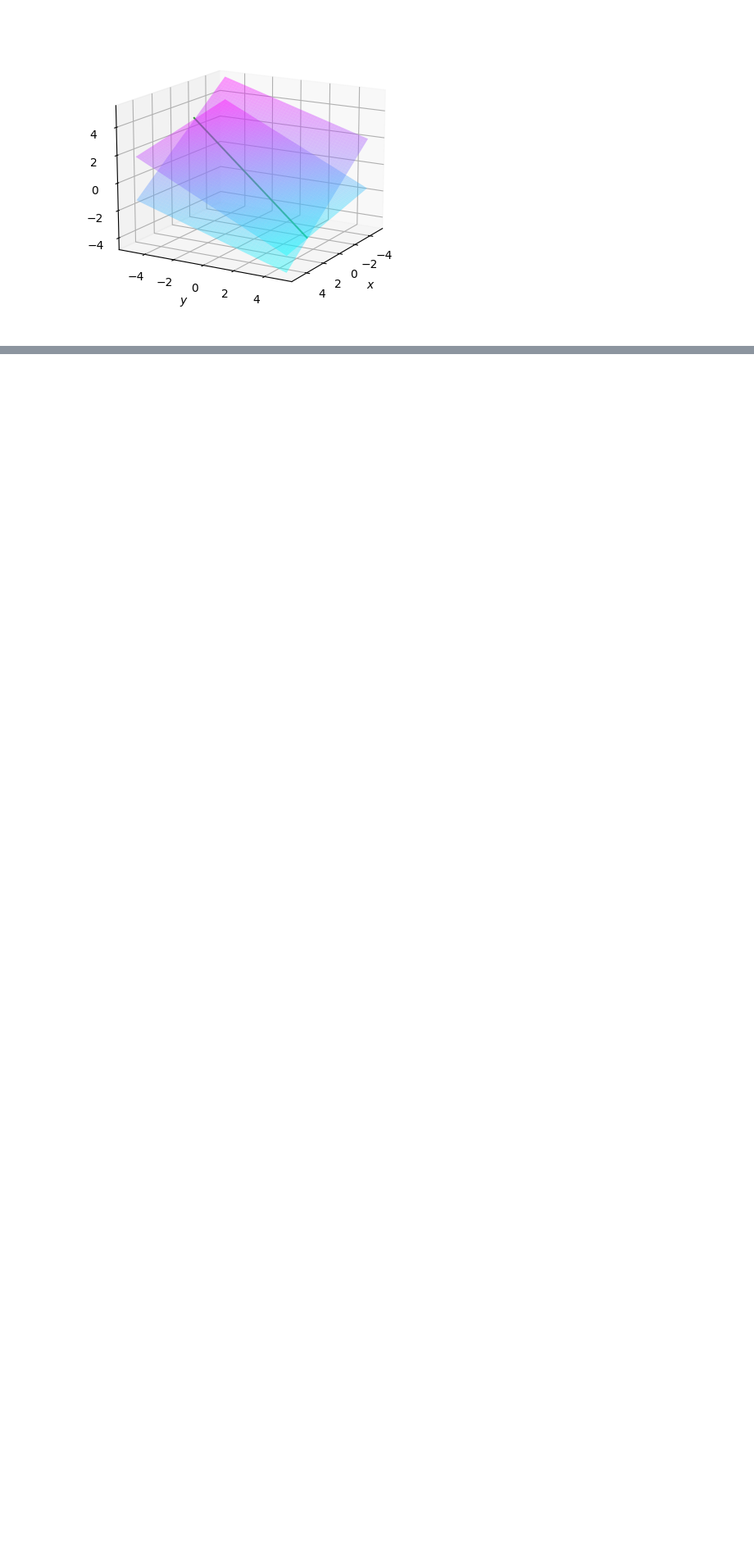
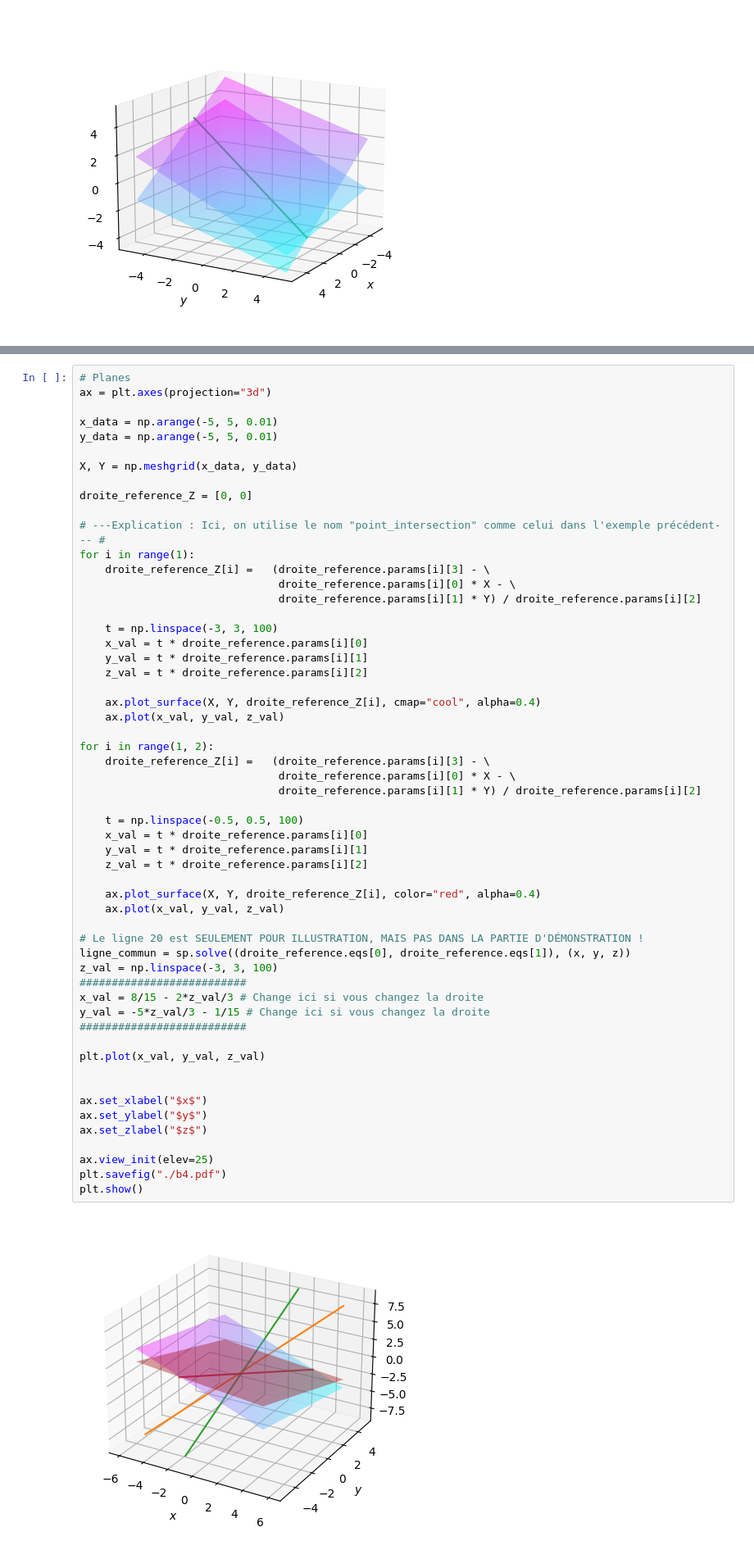
Before and after one commit to Languisher/Projects-2023, a Jupyter notebook: Projet_AL/Projet_Final.ipynb, the cells around one changed output, grey strips where cells are left out. Shown at 82% size. Drawn from its saved outputs; the diff is of its cells as text; blank space fills up the shorter version.

```diff
--- a/Projet_AL/Projet_Final.ipynb
+++ b/Projet_AL/Projet_Final.ipynb
@@ -635,0 +667,58 @@ plt.show()
+# %%
+# Planes
+ax = plt.axes(projection="3d")
+
+x_data = np.arange(-5, 5, 0.01)
+y_data = np.arange(-5, 5, 0.01)
+
+X, Y = np.meshgrid(x_data, y_data)
+
+droite_reference_Z = [0, 0]
+
+# ---Explication : Ici, on utilise le nom "point_intersection" comme celui dans l'exemple précédent--- #
+for i in range(1):
+    droite_reference_Z[i] =   (droite_reference.params[i][3] - \
+                               droite_reference.params[i][0] * X - \
+                               droite_reference.params[i][1] * Y) / droite_reference.params[i][2]
+
+    t = np.linspace(-3, 3, 100)
+    x_val = t * droite_reference.params[i][0]
+    y_val = t * droite_reference.params[i][1]
+    z_val = t * droite_reference.params[i][2]
+
+    ax.plot_surface(X, Y, droite_reference_Z[i], cmap="cool", alpha=0.4)
+    ax.plot(x_val, y_val, z_val)
+
+for i in range(1, 2):
+    droite_reference_Z[i] =   (droite_reference.params[i][3] - \
+                               droite_reference.params[i][0] * X - \
+                               droite_reference.params[i][1] * Y) / droite_reference.params[i][2]
+
+    t = np.linspace(-0.5, 0.5, 100)
+    x_val = t * droite_reference.params[i][0]
+    y_val = t * droite_reference.params[i][1]
+    z_val = t * droite_reference.params[i][2]
+
+    ax.plot_surface(X, Y, droite_reference_Z[i], color="red", alpha=0.4)
+    ax.plot(x_val, y_val, z_val)
+
+# Le ligne 20 est SEULEMENT POUR ILLUSTRATION, MAIS PAS DANS LA PARTIE D'DÉMONSTRATION !
+ligne_commun = sp.solve((droite_reference.eqs[0], droite_reference.eqs[1]), (x, y, z))
+z_val = np.linspace(-3, 3, 100)
+##########################
+x_val = 8/15 - 2*z_val/3 # Change ici si vous changez la droite
+y_val = -5*z_val/3 - 1/15 # Change ici si vous changez la droite
+##########################
+
+plt.plot(x_val, y_val, z_val)
+
+
+ax.set_xlabel("$x$")
+ax.set_ylabel("$y$")
+ax.set_zlabel("$z$")
+
+ax.view_init(elev=25)
+plt.savefig("./b4.pdf")
+plt.show()
+# %% [output]
+[figure, added]
```
Also changed, not shown: parts of 35 cells of this notebook, 12 other files.
